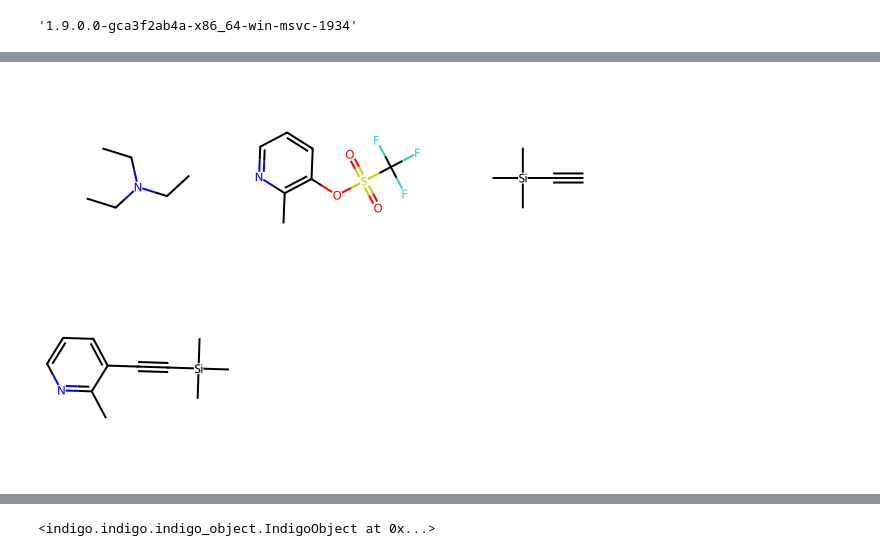
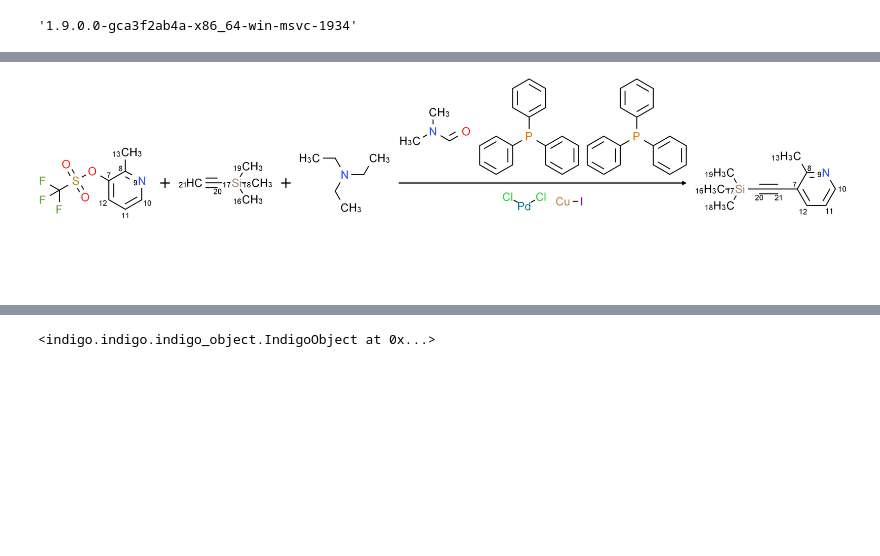
Before and after one commit to alkorolyov/selvita, a Jupyter notebook: 05_indigo.ipynb, the cells around one changed output, grey strips where cells are left out. Cells and saved outputs as stored; diff of their text form; code cells hidden in the pictures; blank space fills up the shorter version.

```diff
--- a/05_indigo.ipynb
+++ b/05_indigo.ipynb
@@ -16,0 +15,5 @@ pd_df.reset_index(inplace=True, drop=True)
+# %%
+%%time
+all_reactions = pd.read_pickle(f'{ORD_PATH}/all_reactions.pkl')
+pd_mask = pd.read_pickle(f'{ORD_PATH}/pd_mask.pkl')
+pd_df = all_reactions[pd_mask]
@@ -17,5 +23,6 @@ pd_df.reset_index(inplace=True, drop=True)
 # %%
 %%time
-draw_reaction_rand(pd_df, rxn_index=3000)
-rxn_smile = pd_df.loc[3000, 'reaction_smile']
+draw_reaction(pd_df.iloc[3000])
+rxn_smile = pd_df.iloc[3000]['reaction_smile']
 # %% [output]
+[figure, new version]
@@ -25 +31,0 @@ Catalyst [['bis(triphenylphosphine)palladium (II) chloride', 'C1=CC=C(C=C1)P(C2=
-[figure, old version]
```
Also changed, not shown: parts of 21 cells of this notebook, 3 other files.
